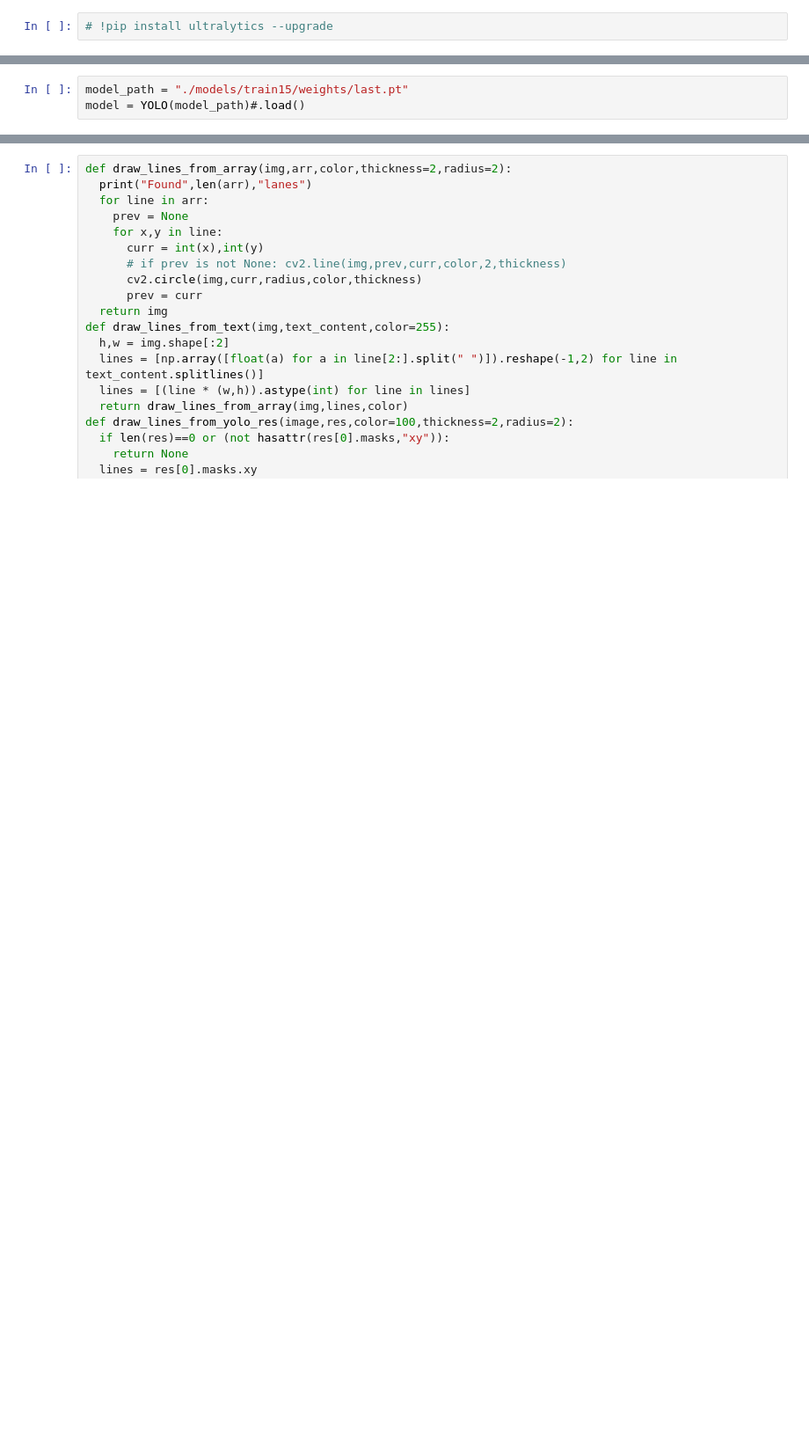
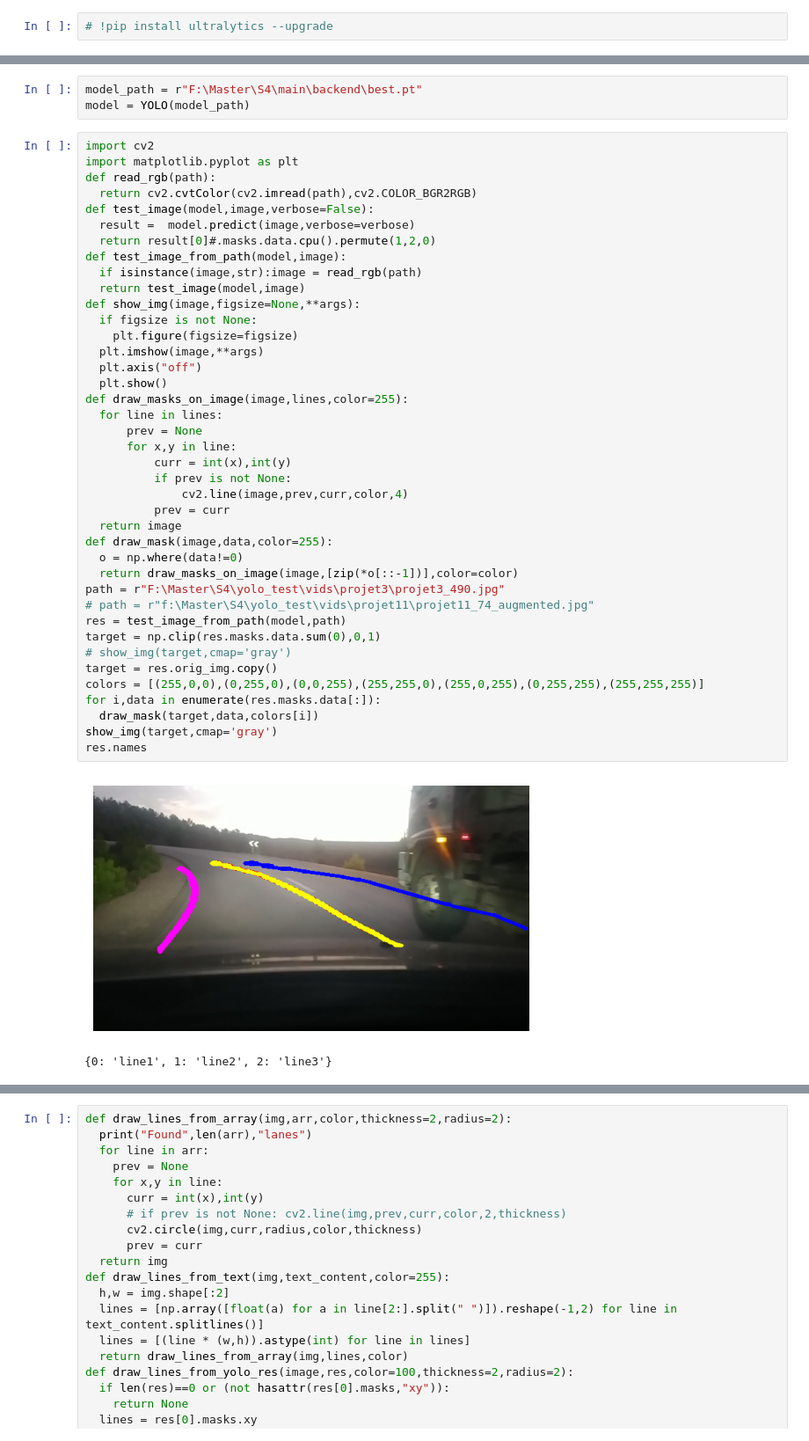
Before and after one commit to n2ak/pfe, a Jupyter notebook: backend/src/edge_detection.ipynb, the cells around one changed output, grey strips where cells are left out. Shown at 88% size. Drawn from its saved outputs; the diff is of its cells as text; blank space fills up the shorter version.

Commit message:
added yolo lane detector

```diff
--- a/backend/src/edge_detection.ipynb
+++ b/backend/src/edge_detection.ipynb
@@ -7,5 +13,48 @@ import numpy as np
 import cv2
 from utils_ import *
 # %%
-model_path = "./models/train15/weights/last.pt"
-model = YOLO(model_path)#.load()
+model_path = r"F:\Master\S4\main\backend\best.pt"
+model = YOLO(model_path)
+# %%
+import cv2
+import matplotlib.pyplot as plt
+def read_rgb(path):
+  return cv2.cvtColor(cv2.imread(path),cv2.COLOR_BGR2RGB)
+def test_image(model,image,verbose=False):
+  result =  model.predict(image,verbose=verbose)
+  return result[0]#.masks.data.cpu().permute(1,2,0)
+def test_image_from_path(model,image):
+  if isinstance(image,str):image = read_rgb(path)
+  return test_image(model,image)
+def show_img(image,figsize=None,**args):
+  if figsize is not None:
+    plt.figure(figsize=figsize)
+  plt.imshow(image,**args)
+  plt.axis("off")
+  plt.show()
+def draw_masks_on_image(image,lines,color=255):
+  for line in lines:
+      prev = None
+      for x,y in line:
+          curr = int(x),int(y)
+          if prev is not None:
+              cv2.line(image,prev,curr,color,4)
+          prev = curr
+  return image
+def draw_mask(image,data,color=255):
+  o = np.where(data!=0)
+  return draw_masks_on_image(image,[zip(*o[::-1])],color=color)
+path = r"F:\Master\S4\yolo_test\vids\projet3\projet3_490.jpg"
+# path = r"f:\Master\S4\yolo_test\vids\projet11\projet11_74_augmented.jpg"
+res = test_image_from_path(model,path)
+target = np.clip(res.masks.data.sum(0),0,1)
+# show_img(target,cmap='gray')
+target = res.orig_img.copy()
+colors = [(255,0,0),(0,255,0),(0,0,255),(255,255,0),(255,0,255),(0,255,255),(255,255,255)]
+for i,data in enumerate(res.masks.data[:]):
+  draw_mask(target,data,colors[i])
+show_img(target,cmap='gray')
+res.names
+# %% [output]
+[figure, added]
+{0: 'line1', 1: 'line2', 2: 'line3'}
```
Also changed, not shown: parts of 8 cells of this notebook, 11 other files.
